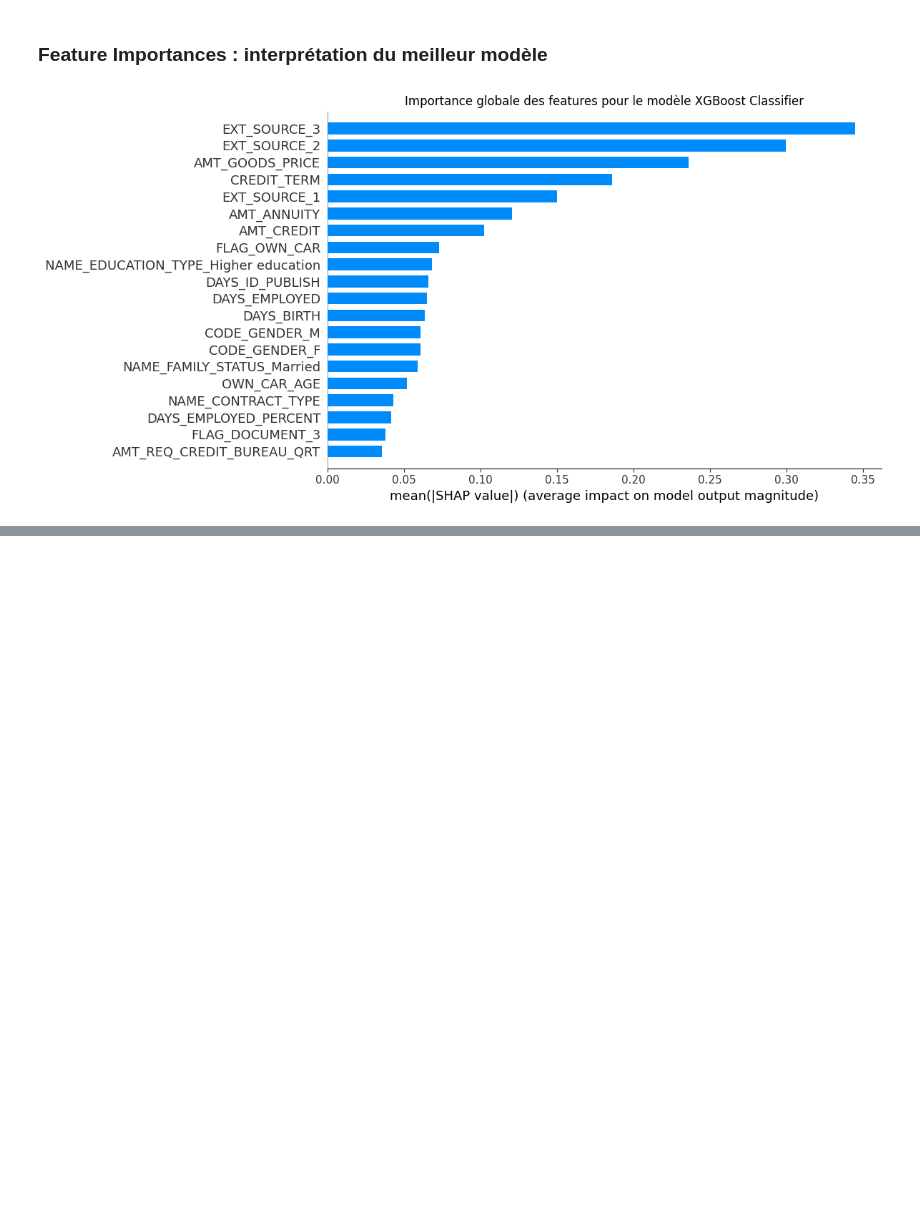
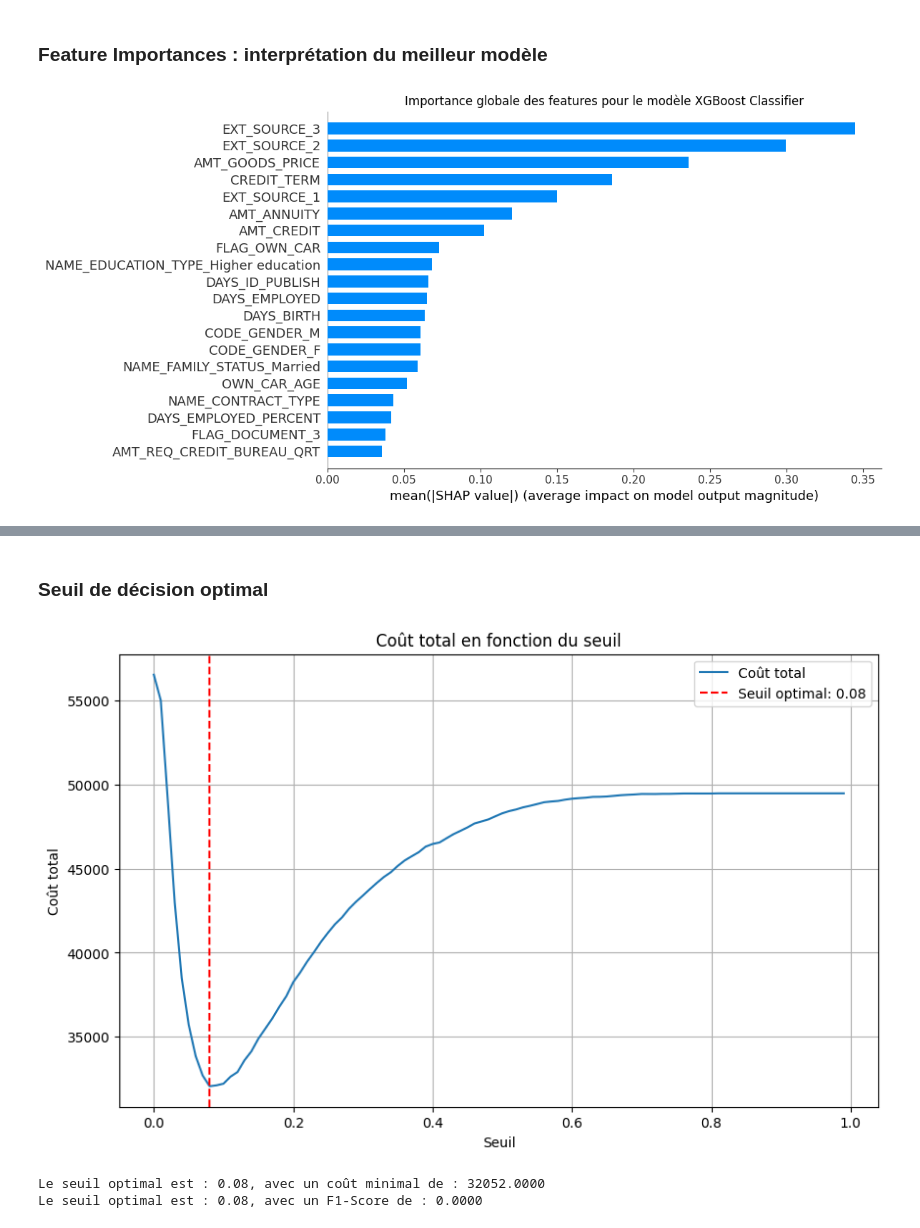
Before and after one commit to Sengsathit/OCR_data_scientist_projet_07, a Jupyter notebook: SILALAK_Sengsathit_3_dossier_code_072024/notebooks/2_models_simulations .ipynb, the cells around one changed output, grey strips where cells are left out. Drawn from its saved outputs; the diff is of its cells as text; code cells hidden in the pictures; blank space fills up the shorter version.

Commit message:
Seuil de décision optimal

```diff
--- a/SILALAK_Sengsathit_3_dossier_code_072024/notebooks/2_models_simulations .ipynb
+++ b/SILALAK_Sengsathit_3_dossier_code_072024/notebooks/2_models_simulations .ipynb
@@ -314,0 +312,57 @@ shap.summary_plot(shap_values.values, features=shap_df, feature_names=df_transfo
+# %% [markdown]
+### Seuil de décision optimal
+# %%
+# Générer les probabilités prédites
+y_proba = best_model.predict_proba(X_test)[:, 1]
+
+# Tester plusieurs seuils et calculer la matrice de confusion
+thresholds = np.arange(0.0, 1.0, 0.01)
+best_threshold = 0
+best_f1_score = 0
+
+# Initialisation des seuils
+thresholds = np.arange(0.0, 1.0, 0.01)
+best_threshold = 0
+best_f1_score = 0
+
+# Coût des faux positifs et faux négatifs
+cost_fp = 1    # Coût d'un faux positif
+cost_fn = 10   # Coût d'un faux négatif
+
+best_cost = float('inf')
+best_threshold = 0
+
+# Initialisation des listes pour suivre les coûts
+costs = []
+
+# Tester plusieurs seuils et calculer le coût pondéré
+for threshold in thresholds:
+    y_pred = (y_proba >= threshold).astype(int)
+    tn, fp, fn, tp = confusion_matrix(y_test, y_pred).ravel()
+
+    # Calcul du coût total
+    cost = (fp * cost_fp) + (fn * cost_fn)
+    costs.append(cost)
+
+    # Vérification si ce seuil est le meilleur (minimisation du coût)
+    if cost < best_cost:
+        best_cost = cost
+        best_threshold = threshold
+
+# Tracer le coût en fonction du seuil
+plt.figure(figsize=(10, 6))
+plt.plot(thresholds, costs, label='Coût total')
+plt.axvline(best_threshold, color='red', linestyle='--', label=f'Seuil optimal: {best_threshold:.2f}')
+plt.xlabel('Seuil')
+plt.ylabel('Coût total')
+plt.title('Coût total en fonction du seuil')
+plt.legend()
+plt.grid(True)
+plt.show()
+
+print(f"Le seuil optimal est : {best_threshold}, avec un coût minimal de : {best_cost:.4f}")
+print(f"Le seuil optimal est : {best_threshold}, avec un F1-Score de : {best_f1_score:.4f}")
+# %% [output]
+[figure, added]
+Le seuil optimal est : 0.08, avec un coût minimal de : 32052.0000
+Le seuil optimal est : 0.08, avec un F1-Score de : 0.0000
```
Also changed, not shown: parts of 11 cells of this notebook, 2 other files.
